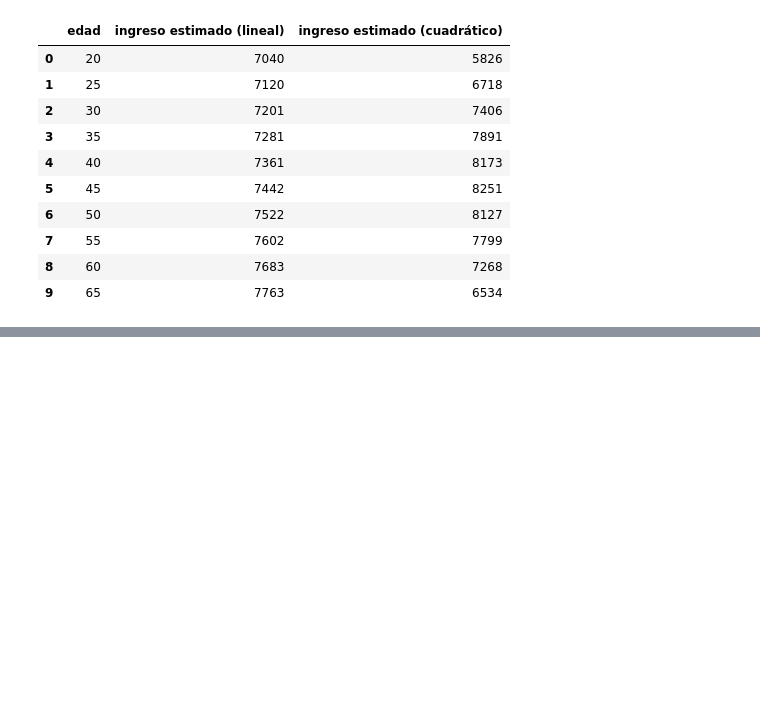
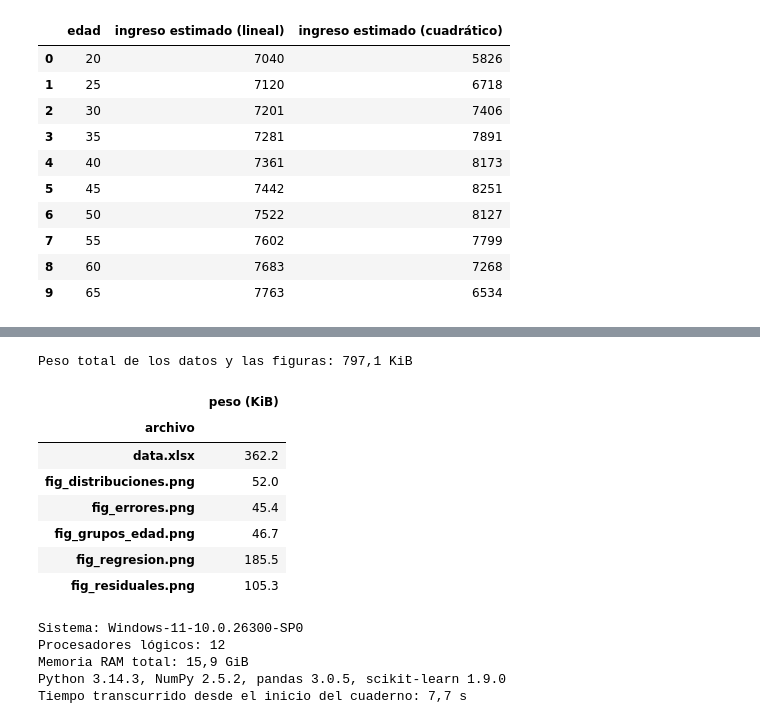
Before and after one commit to CamiloDG07/Taller-Regresion-Lineal, a Jupyter notebook: taller_regresion_lineal.ipynb, the cells around one changed output, grey strips where cells are left out. Cells and saved outputs as stored; diff of their text form; code cells hidden in the pictures; blank space fills up the shorter version.

```diff
--- a/taller_regresion_lineal.ipynb
+++ b/taller_regresion_lineal.ipynb
@@ -424 +516,37 @@ predicciones
+# %%
+archivos = [Path(ruta_datos)] + sorted(CARPETA_FIGURAS.glob("*.png"))
+peso = pd.DataFrame({
+    "archivo": [archivo.name for archivo in archivos],
+    "peso (KiB)": [round(archivo.stat().st_size / 1024, 1)
+                   for archivo in archivos],
+}).set_index("archivo")
+print(f"Peso total de los datos y las figuras: "
+      f"{numero(peso['peso (KiB)'].sum(), 1)} KiB")
+peso
+# %% [output]
+Peso total de los datos y las figuras: 797,1 KiB
+|  | peso (KiB) |
+| archivo |  |
+| data.xlsx | 362.2 |
+| fig_distribuciones.png | 52.0 |
+| fig_errores.png | 45.4 |
+| fig_grupos_edad.png | 46.7 |
+| fig_regresion.png | 185.5 |
+| fig_residuales.png | 105.3 |
+# %%
+print(f"Sistema: {platform.platform()}")
+print(f"Procesadores lógicos: {os.cpu_count()}")
+if psutil is not None:
+    ram_total = psutil.virtual_memory().total
+    print(f"Memoria RAM total: {numero(ram_total / 2 ** 30, 1)} GiB")
+print(f"Python {sys.version.split()[0]}, NumPy {np.__version__}, "
+      f"pandas {pd.__version__}, scikit-learn {sklearn.__version__}")
+print(f"Tiempo transcurrido desde el inicio del cuaderno: "
+      f"{numero(perf_counter() - T_INICIO, 1)} s")
+# %% [output]
+Sistema: Windows-11-10.0.26300-SP0
+Procesadores lógicos: 12
+Memoria RAM total: 15,9 GiB
+Python 3.14.3, NumPy 2.5.2, pandas 3.0.5, scikit-learn 1.9.0
+Tiempo transcurrido desde el inicio del cuaderno: 7,7 s
 # %% [markdown]
```
Also changed, not shown: parts of 10 cells of this notebook, 3 other files.
